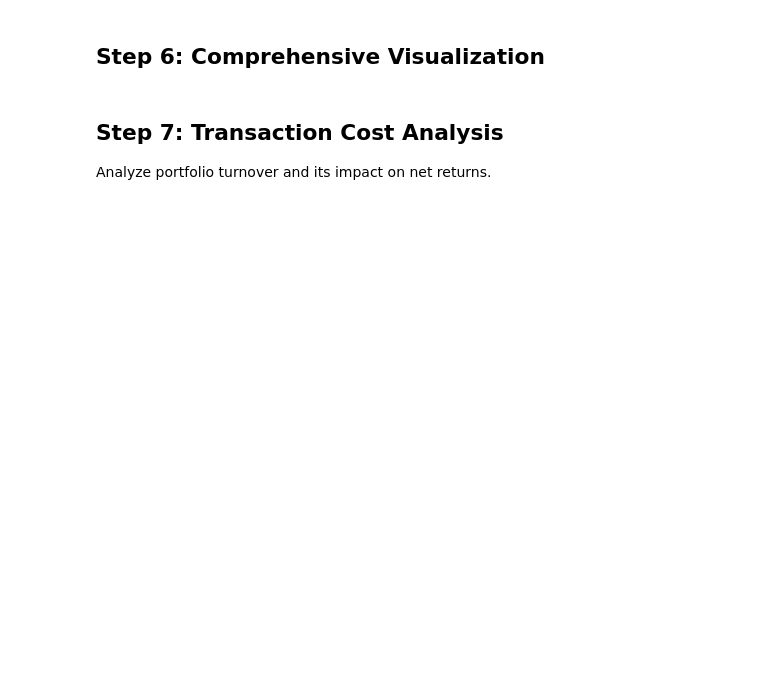
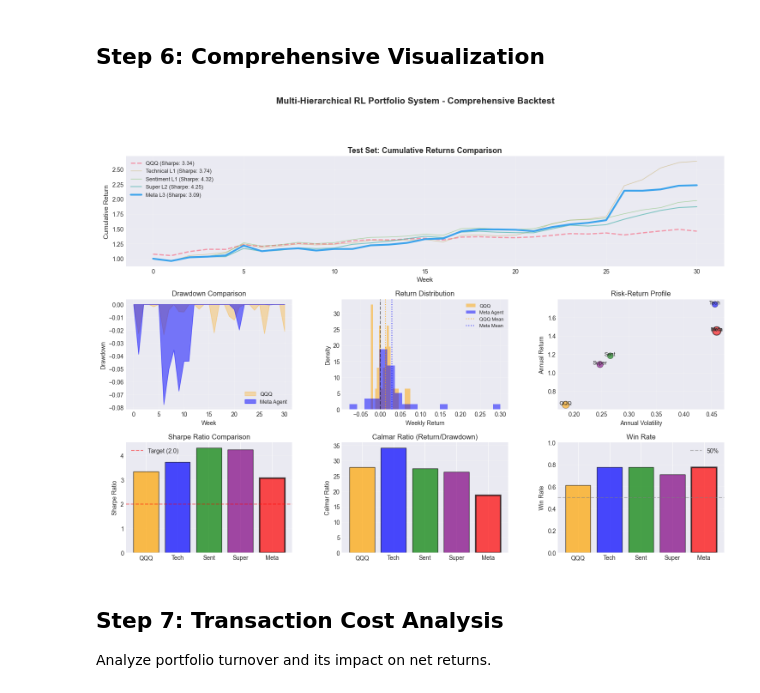
Before and after one commit to natalia-marko/reinforcement-learning-in-finance, a Jupyter notebook: harlf_weekly/notebooks/05_backtest.ipynb, the cells around one changed output. Drawn from its saved outputs; the diff is of its cells as text; code cells hidden in the pictures; blank space fills up the shorter version.

```diff
--- a/harlf_weekly/notebooks/05_backtest.ipynb
+++ b/harlf_weekly/notebooks/05_backtest.ipynb
@@ -51,7 +59,8 @@ print(f"Evaluation date: {datetime.now().strftime('%Y-%m-%d %H:%M:%S')}")
 # %% [markdown]
 ## Step 2: Load All Trained Models & Results
 # %%
-# Define paths
+# Define paths and load results/models following the data structure in the image
+
 MODELS_DIR = Path('../models')
 DATA_DIR = Path('../data_hierarchical')
 
@@ -72,10 +81,10 @@ print(f"  Weeks: {metadata['splits']['test']['weeks']}")
 # Load all agent results
 print("\nLoading trained agent results...")
 
-with open(MODELS_DIR / 'agent_models' / 'technical_results.json', 'r') as f:
+with open(MODELS_DIR / 'technical_ema_sharpe_results.json', 'r') as f:
     tech_results = json.load(f)
 
-with open(MODELS_DIR / 'agent_models' / 'sentiment_results.json', 'r') as f:
+with open(MODELS_DIR / 'sentiment_ema_sharpe_results.json', 'r') as f:
     sent_results = json.load(f)
 
 with open(MODELS_DIR / 'super_agent_results.json', 'r') as f:
@@ -88,6 +97,7 @@ print("✓ All agent results loaded")
 
 # Load Meta Agent model
 meta_agent_path = MODELS_DIR / 'meta_agent_production.zip'
+
 print(f"\nLoading Meta Agent model from: {meta_agent_path}")
 meta_model = PPO.load(meta_agent_path)
 print("✓ Meta Agent model loaded")
@@ -104,7 +130,7 @@ print("Downloading QQQ benchmark data...")
 start_date = metadata['date_range']['start']
 end_date = metadata['date_range']['end']
 
-qqq_data = yf.download('QQQ', start=start_date, end=end_date, progress=False)
+qqq_data = yf.download('QQQ', start=start_date, end=end_date, auto_adjust=True, progress=False)
 
 # Handle column structure
 if isinstance(qqq_data.columns, pd.MultiIndex):
@@ -249,16 +329,16 @@ gs = fig.add_gridspec(3, 3, hspace=0.3, wspace=0.3)
 # 1. Cumulative Returns (large plot)
 ax1 = fig.add_subplot(gs[0, :])
 qqq_cumulative = (1 + qqq_test_returns).cumprod()
-tech_cumulative = (1 + pd.Series(tech_results['test']['returns'])).cumprod()
-sent_cumulative = (1 + pd.Series(sent_results['test']['returns'])).cumprod()
+tech_cumulative = (1 + pd.Series(tech_results['performance']['test']['returns'])).cumprod()
+sent_cumulative = (1 + pd.Series(sent_results['performance']['test']['returns'])).cumprod()
 super_cumulative = (1 + pd.Series(super_results['test']['returns'])).cumprod()
 meta_cumulative = (1 + pd.Series(test_meta['returns'])).cumprod()
 
-ax1.plot(qqq_cumulative.values, label=f'QQQ (Sharpe: {qqq_metrics["sharpe_ratio"]:.2f})',
+ax1.plot(qqq_cumulative.values, label=f'QQQ (Sharpe: {qqq_metrics["sharpe"]:.2f})',
          linewidth=2, alpha=0.7, linestyle='--')
-ax1.plot(tech_cumulative.values, label=f'Technical L1 (Sharpe: {tech_results["test"]["sharpe"]:.2f})',
+ax1.plot(tech_cumulative.values, label=f'Technical L1 (Sharpe: {tech_results["performance"]["test"]["sharpe"]:.2f})',
          alpha=0.4, linewidth=1)
-ax1.plot(sent_cumulative.values, label=f'Sentiment L1 (Sharpe: {sent_results["test"]["sharpe"]:.2f})',
+ax1.plot(sent_cumulative.values, label=f'Sentiment L1 (Sharpe: {sent_results["performance"]["test"]["sharpe"]:.2f})',
          alpha=0.4, linewidth=1)
 ax1.plot(super_cumulative.values, label=f'Super L2 (Sharpe: {super_results["test"]["sharpe"]:.2f})',
          alpha=0.6, linewidth=1.5)
@@ -303,15 +383,15 @@ ax4 = fig.add_subplot(gs[1, 2])
 strategies = ['QQQ', 'Tech', 'Sent', 'Super', 'Meta']
 returns = [
     qqq_metrics['annual_return'],
-    tech_results['test']['annual_return'],
-    sent_results['test']['annual_return'],
+    tech_results['performance']['test']['annual_return'],
+    sent_results['performance']['test']['annual_return'],
     super_results['test']['annual_return'],
     test_meta['annual_return']
 ]
 vols = [
     qqq_metrics['annual_volatility'],
-    tech_results['test']['annual_volatility'],
-    sent_results['test']['annual_volatility'],
+    tech_results['performance']['test']['annual_volatility'],
+    sent_results['performance']['test']['annual_volatility'],
     super_results['test']['annual_volatility'],
     test_meta['annual_volatility']
 ]
@@ -330,9 +410,9 @@ ax4.grid(True, alpha=0.3)
 # 5. Sharpe Ratio Comparison
 ax5 = fig.add_subplot(gs[2, 0])
 sharpes = [
-    qqq_metrics['sharpe_ratio'],
-    tech_results['test']['sharpe'],
-    sent_results['test']['sharpe'],
+    qqq_metrics['sharpe'],
+    tech_results['performance']['test']['sharpe'],
+    sent_results['performance']['test']['sharpe'],
     super_results['test']['sharpe'],
     test_meta['sharpe']
 ]
@@ -347,40 +427,42 @@ ax5.grid(True, alpha=0.3, axis='y')
 # 6. Calmar Ratio Comparison
 ax6 = fig.add_subplot(gs[2, 1])
 calmars = [
-    qqq_metrics['calmar_ratio'],
-    tech_results['test']['calmar'],
-    sent_results['test']['calmar'],
+    qqq_metrics['calmar'],
+    tech_results['performance']['test']['calmar'],
+    sent_results['performance']['test']['calmar'],
     super_results['test']['calmar'],
     test_meta['calmar']
 ]
 bars = ax6.bar(strategies, calmars, color=colors, alpha=0.7, edgecolor='black')
 bars[-1].set_linewidth(2.5)
 ax6.set_ylabel('Calmar Ratio')
 ax6.set_title('Calmar Ratio (Return/Drawdown)')
 ax6.grid(True, alpha=0.3, axis='y')
 
 # 7. Win Rate Comparison
 ax7 = fig.add_subplot(gs[2, 2])
 win_rates = [
     qqq_metrics['win_rate'],
-    tech_results['test']['win_rate'],
-    sent_results['test']['win_rate'],
+    tech_results['performance']['test']['win_rate'],
+    sent_results['performance']['test']['win_rate'],
     super_results['test']['win_rate'],
     test_meta['win_rate']
 ]
 bars = ax7.bar(strategies, win_rates, color=colors, alpha=0.7, edgecolor='black')
 bars[-1].set_linewidth(2.5)
 ax7.axhline(y=0.5, color='gray', linestyle='--', alpha=0.5, label='50%')
 ax7.set_ylabel('Win Rate')
 ax7.set_title('Win Rate')
 ax7.set_ylim([0, 1])
 ax7.legend()
 ax7.grid(True, alpha=0.3, axis='y')
 
 plt.suptitle('Multi-Hierarchical RL Portfolio System - Comprehensive Backtest',
              fontsize=15, fontweight='bold', y=0.995)
 
 plt.show()
+# %% [output]
+[figure, added]
 # %% [markdown]
 ## Step 7: Transaction Cost Analysis
 
```
Also changed, not shown: parts of 10 cells of this notebook, 24 other files.
